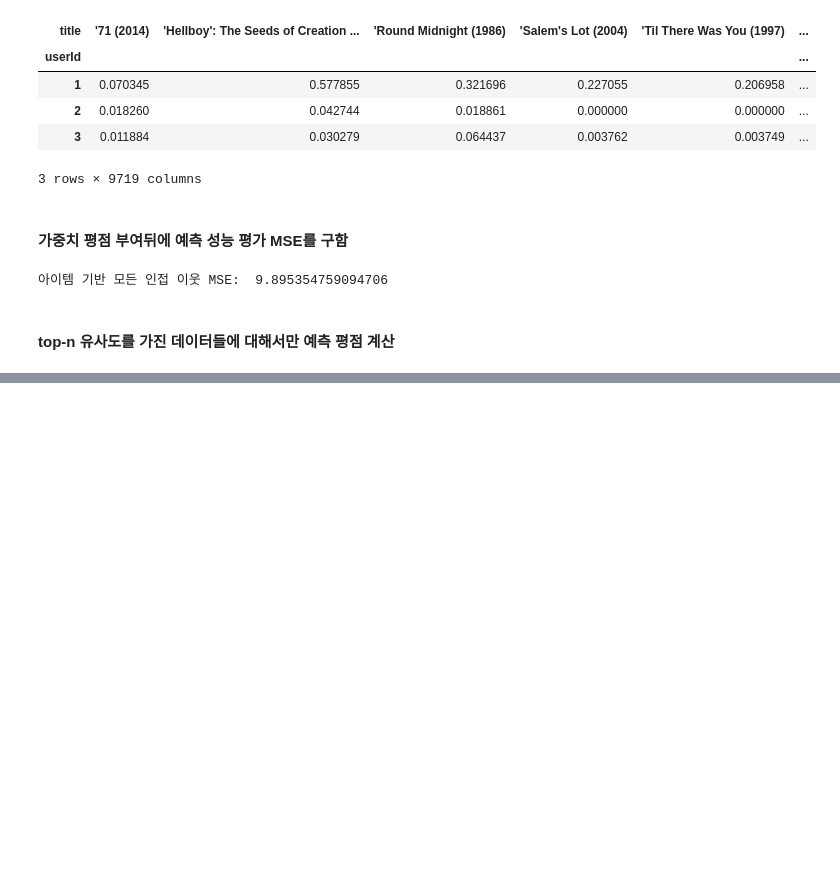
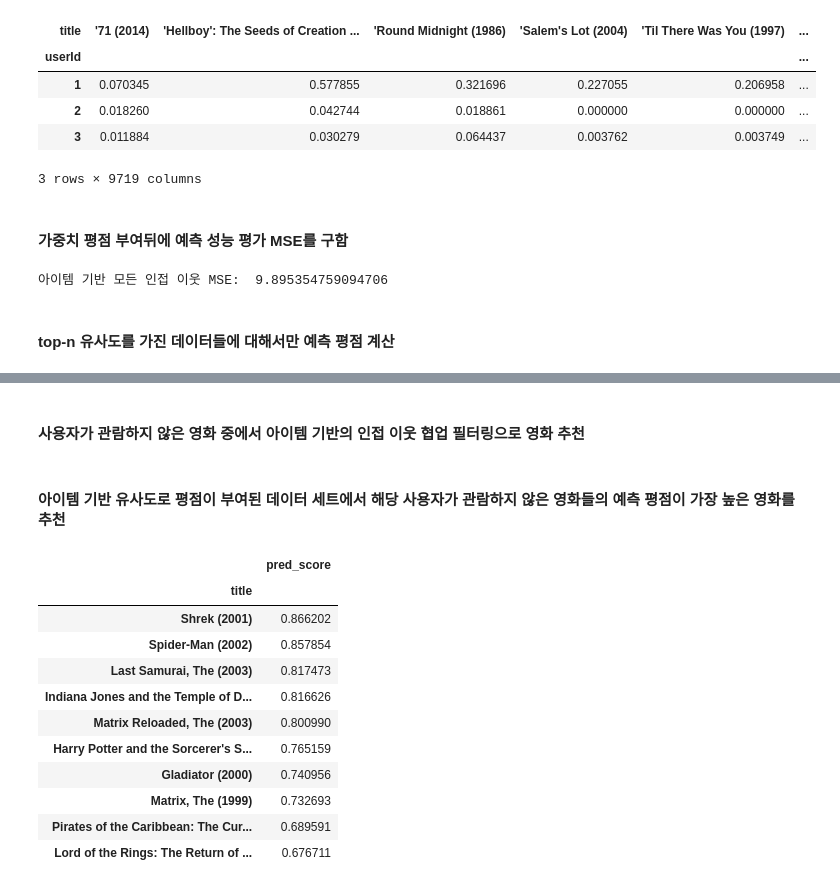
Before and after one commit to 201411096/study_AI, a Jupyter notebook: lectures/2_파이썬 머신러닝 완벽 가이드/9_추천(Recommendation)/2_아이템 기반 협업 필터링(Collaborative Filtering).ipynb, the cells around one changed output, grey strips where cells are left out. Drawn from its saved outputs; the diff is of its cells as text; code cells hidden in the pictures; blank space fills up the shorter version.

```diff
--- a/lectures/2_파이썬 머신러닝 완벽 가이드/9_추천(Recommendation)/2_아이템 기반 협업 필터링(Collaborative Filtering).ipynb
+++ b/lectures/2_파이썬 머신러닝 완벽 가이드/9_추천(Recommendation)/2_아이템 기반 협업 필터링(Collaborative Filtering).ipynb
@@ -250,0 +265,8 @@ print('아이템 기반 모든 인접 이웃 MSE: ', get_mse(ratings_pred, ratin
+# %%
+ratings_pred = predict_rating_topsim(ratings_matrix.values , item_sim_df.values, n=20)
+print('아이템 기반 인접 TOP-20 이웃 MSE: ', get_mse(ratings_pred, ratings_matrix.values ))
+
+
+# 계산된 예측 평점 데이터는 DataFrame으로 재생성
+ratings_pred_matrix = pd.DataFrame(data=ratings_pred, index= ratings_matrix.index,
+                                   columns = ratings_matrix.columns)
@@ -250,0 +291,49 @@ print('아이템 기반 모든 인접 이웃 MSE: ', get_mse(ratings_pred, ratin
+# %% [markdown]
+#### 사용자가 관람하지 않은 영화 중에서 아이템 기반의 인접 이웃 협업 필터링으로 영화 추천
+# %%
+def get_unseen_movies(ratings_matrix, userId):
+    # userId로 입력받은 사용자의 모든 영화정보 추출하여 Series로 반환함.
+    # 반환된 user_rating 은 영화명(title)을 index로 가지는 Series 객체임.
+    user_rating = ratings_matrix.loc[userId,:]
+
+    # user_rating이 0보다 크면 기존에 관람한 영화임. 대상 index를 추출하여 list 객체로 만듬
+    already_seen = user_rating[ user_rating > 0].index.tolist()
+
+    # 모든 영화명을 list 객체로 만듬.
+    movies_list = ratings_matrix.columns.tolist()
+
+    # list comprehension으로 already_seen에 해당하는 movie는 movies_list에서 제외함.
+    unseen_list = [ movie for movie in movies_list if movie not in already_seen]
+
+    return unseen_list
+# %% [markdown]
+#### 아이템 기반 유사도로 평점이 부여된 데이터 세트에서 해당 사용자가 관람하지 않은 영화들의 예측 평점이 가장 높은 영화를 추천
+# %%
+def recomm_movie_by_userid(pred_df, userId, unseen_list, top_n=10):
+    # 예측 평점 DataFrame에서 사용자id index와 unseen_list로 들어온 영화명 컬럼을 추출하여
+    # 가장 예측 평점이 높은 순으로 정렬함.
+    recomm_movies = pred_df.loc[userId, unseen_list].sort_values(ascending=False)[:top_n]
+    return recomm_movies
+
+# 사용자가 관람하지 않는 영화명 추출
+unseen_list = get_unseen_movies(ratings_matrix, 9)
+
+# 아이템 기반의 인접 이웃 협업 필터링으로 영화 추천
+recomm_movies = recomm_movie_by_userid(ratings_pred_matrix, 9, unseen_list, top_n=10)
+
+# 평점 데이타를 DataFrame으로 생성.
+recomm_movies = pd.DataFrame(data=recomm_movies.values,index=recomm_movies.index,columns=['pred_score'])
+recomm_movies
+# %% [output]
+|  | pred_score |
+| title |  |
+| Shrek (2001) | 0.866202 |
+| Spider-Man (2002) | 0.857854 |
+| Last Samurai, The (2003) | 0.817473 |
+| Indiana Jones and the Temple of D... | 0.816626 |
+| Matrix Reloaded, The (2003) | 0.800990 |
+| Harry Potter and the Sorcerer's S... | 0.765159 |
+| Gladiator (2000) | 0.740956 |
+| Matrix, The (1999) | 0.732693 |
+| Pirates of the Caribbean: The Cur... | 0.689591 |
+| Lord of the Rings: The Return of ... | 0.676711 |
```
Also changed, not shown: parts of 3 cells of this notebook.
